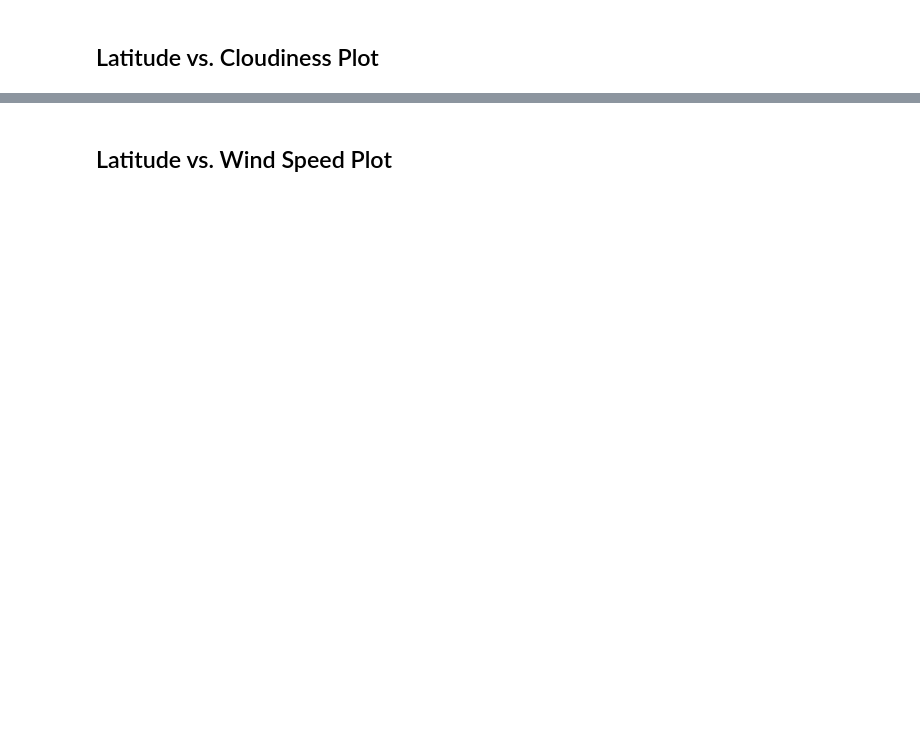
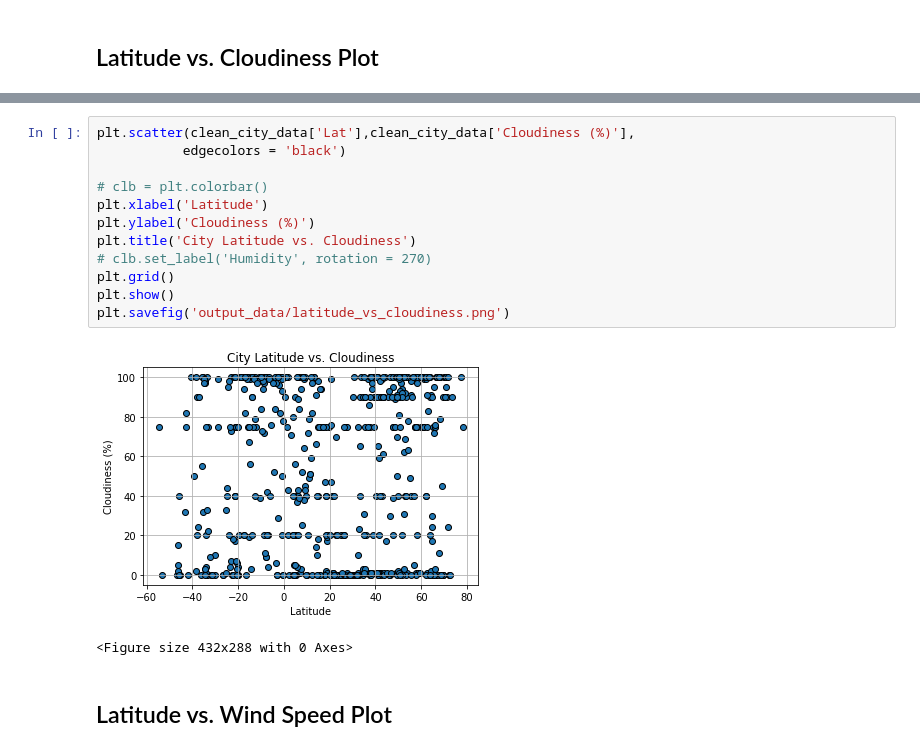
Before and after one commit to Ryan-Essss/python-api-challenge, a Jupyter notebook: WeatherPy/WeatherPy.ipynb, the cells around one changed output, grey strips where cells are left out. Saved outputs shown, nothing was run; the diff lists cells and outputs as text; blank space fills up the shorter version.

```diff
--- a/WeatherPy/WeatherPy.ipynb
+++ b/WeatherPy/WeatherPy.ipynb
@@ -253,2 +255,17 @@ plt.savefig('output_data/latitude_vs_temp.png')
+# %%
+plt.scatter(clean_city_data['Lat'],clean_city_data['Cloudiness (%)'],
+           edgecolors = 'black')
+
+# clb = plt.colorbar()
+plt.xlabel('Latitude')
+plt.ylabel('Cloudiness (%)')
+plt.title('City Latitude vs. Cloudiness')
+# clb.set_label('Humidity', rotation = 270)
+plt.grid()
+plt.show()
+plt.savefig('output_data/latitude_vs_cloudiness.png')
+# %% [output]
+[figure, added]
+<Figure size 432x288 with 0 Axes>
 # %% [markdown]
 ## Latitude vs. Wind Speed Plot
```
Also changed, not shown: parts of 6 cells of this notebook, 3 other files.
